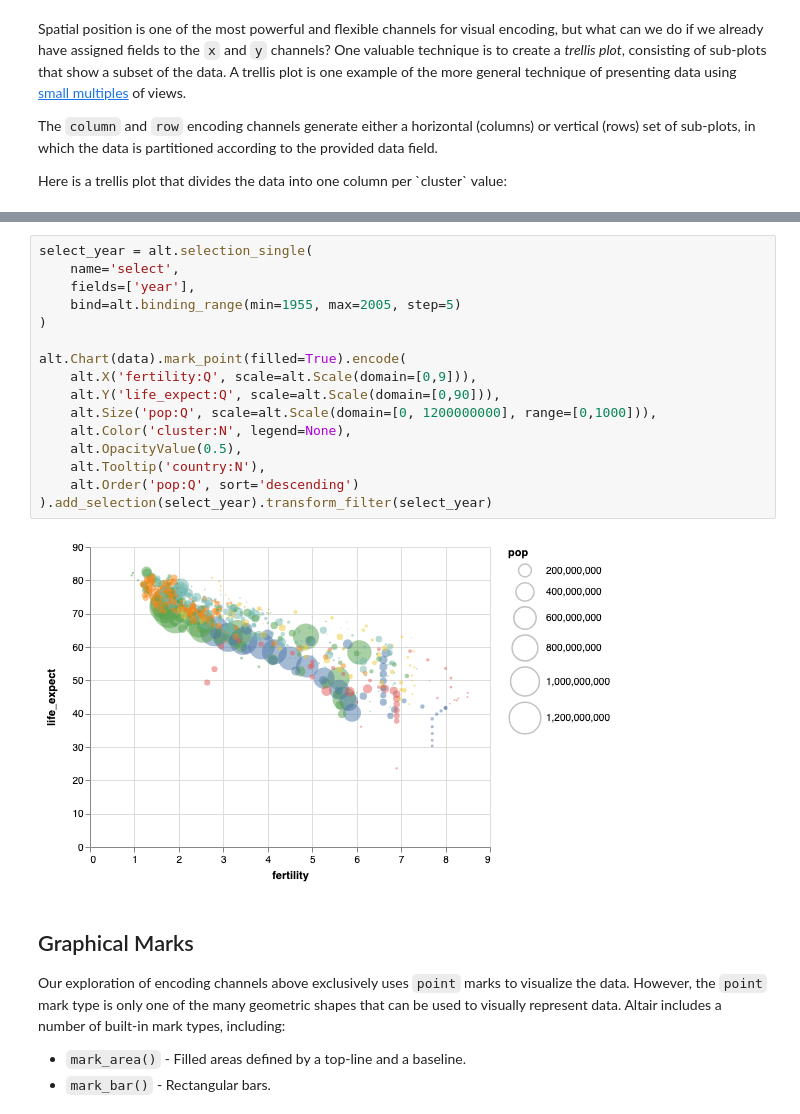
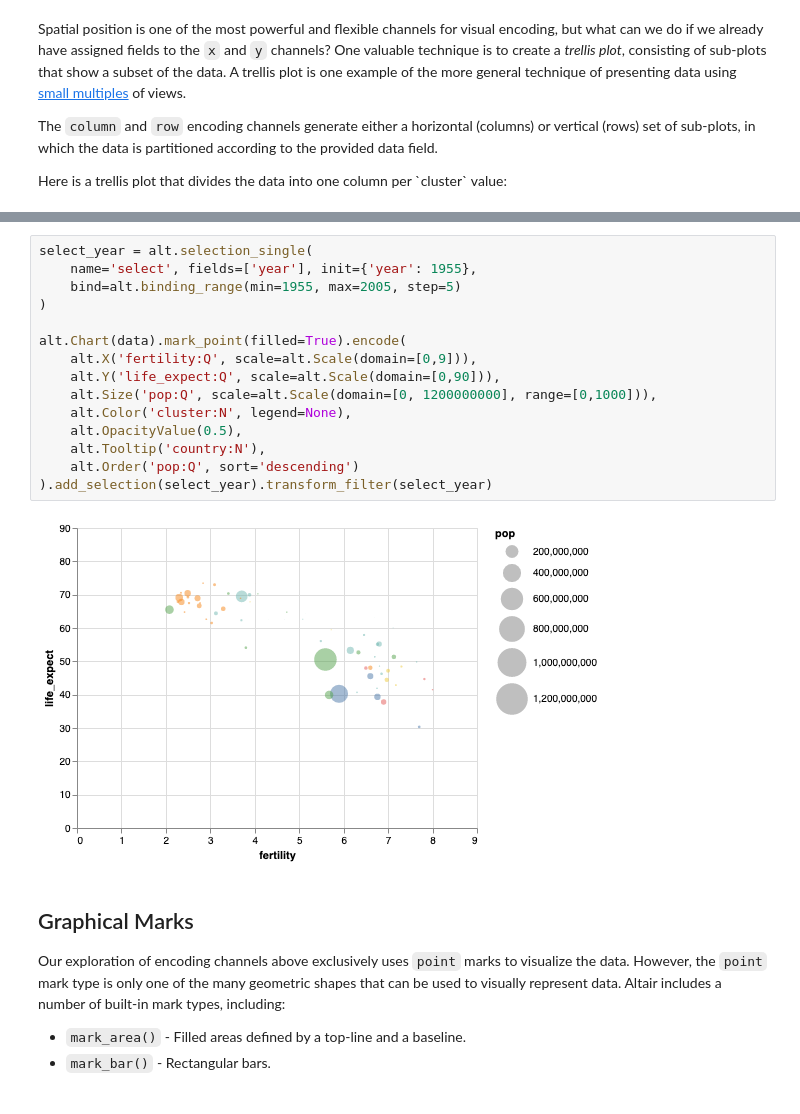
Before and after one commit to uwdata/visualization-curriculum, a Jupyter notebook: altair_marks_encoding.ipynb, the cells around one changed output, grey strips where cells are left out. Saved outputs shown, nothing was run; the diff lists cells and outputs as text.

```diff
--- a/altair_marks_encoding.ipynb
+++ b/altair_marks_encoding.ipynb
@@ -356,21 +357,20 @@ Drag the slider back and forth to see how the data values change over time!
 # %%
 select_year = alt.selection_single(
-    name='select',
-    fields=['year'],
+    name='select', fields=['year'], init={'year': 1955},
     bind=alt.binding_range(min=1955, max=2005, step=5)
 )
 
 alt.Chart(data).mark_point(filled=True).encode(
     alt.X('fertility:Q', scale=alt.Scale(domain=[0,9])),
     alt.Y('life_expect:Q', scale=alt.Scale(domain=[0,90])),
     alt.Size('pop:Q', scale=alt.Scale(domain=[0, 1200000000], range=[0,1000])),
     alt.Color('cluster:N', legend=None),
     alt.OpacityValue(0.5),
     alt.Tooltip('country:N'),
     alt.Order('pop:Q', sort='descending')
 ).add_selection(select_year).transform_filter(select_year)
 # %% [output]
-[figure, old version]
+[figure, new version]
 # %% [markdown]
 ## Graphical Marks
 
```
Also changed, not shown: parts of 40 cells of this notebook, 7 other files.
